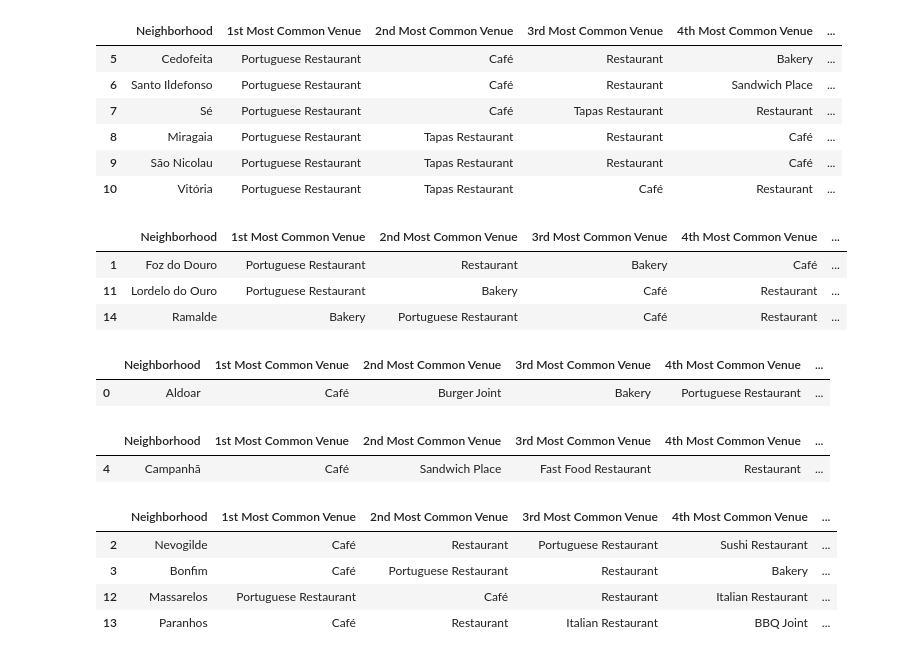
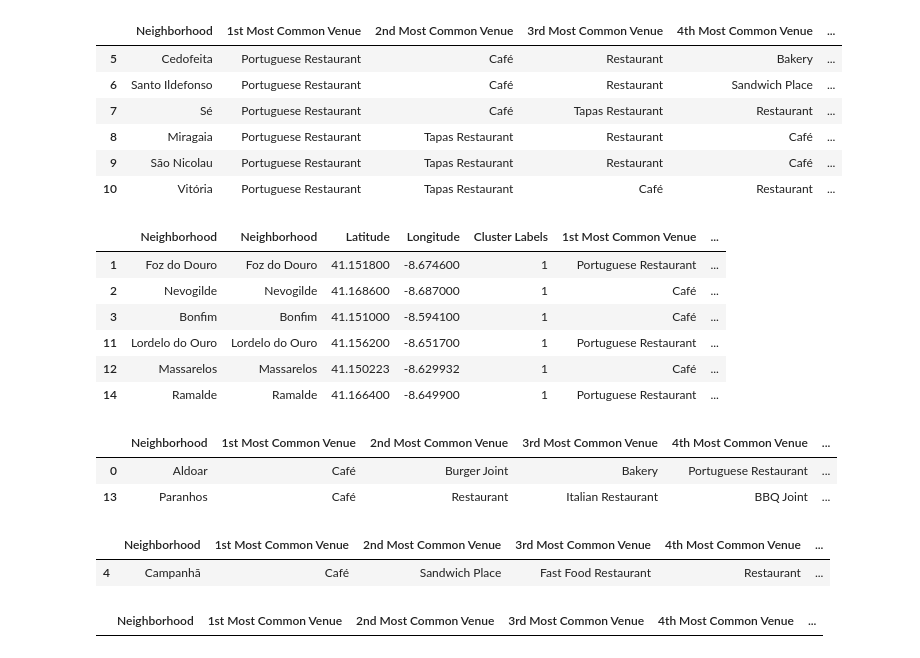
Before and after one commit to cfortes-ai/Best-mexican-place-in-porto-acording-to-AI, a Jupyter notebook: Porto Study.ipynb, the cells around one changed output. Saved outputs shown, nothing was run; the diff lists cells and outputs as text; code cells hidden in the pictures.

```diff
--- a/Porto Study.ipynb
+++ b/Porto Study.ipynb
@@ -367,7 +350,7 @@ neighborhoods_venues_sorted.head(15
 | 14 | Vitória | Portuguese Restaurant | Tapas Restaurant | Café | Restaurant | ... |
 # %%
 # set number of clusters
-kclusters = 5
+kclusters = 3
 
 porto_grouped_clustering = porto_grouped.drop('Neighborhood', 1)
 
@@ -432,17 +429,21 @@ porto_merged.loc[porto_merged['Cluster Labels'] == 0, porto_merged.columns[[1] +
 | 9 | São Nicolau | Portuguese Restaurant | Tapas Restaurant | Restaurant | Café | ... |
 | 10 | Vitória | Portuguese Restaurant | Tapas Restaurant | Café | Restaurant | ... |
 # %%
-porto_merged.loc[porto_merged['Cluster Labels'] == 1, porto_merged.columns[[1] + list(range(5, porto_merged.shape[1]))]]
+porto_merged.loc[porto_merged['Cluster Labels'] == 1, porto_merged.columns[[1] + list(range(1, porto_merged.shape[1]))]]
 # %% [output]
-|  | Neighborhood | 1st Most Common Venue | 2nd Most Common Venue | 3rd Most Common Venue | 4th Most Common Venue | ... |
-| 1 | Foz do Douro | Portuguese Restaurant | Restaurant | Bakery | Café | ... |
-| 11 | Lordelo do Ouro | Portuguese Restaurant | Bakery | Café | Restaurant | ... |
-| 14 | Ramalde | Bakery | Portuguese Restaurant | Café | Restaurant | ... |
+|  | Neighborhood | Neighborhood | Latitude | Longitude | Cluster Labels | 1st Most Common Venue | ... |
+| 1 | Foz do Douro | Foz do Douro | 41.151800 | -8.674600 | 1 | Portuguese Restaurant | ... |
+| 2 | Nevogilde | Nevogilde | 41.168600 | -8.687000 | 1 | Café | ... |
+| 3 | Bonfim | Bonfim | 41.151000 | -8.594100 | 1 | Café | ... |
+| 11 | Lordelo do Ouro | Lordelo do Ouro | 41.156200 | -8.651700 | 1 | Portuguese Restaurant | ... |
+| 12 | Massarelos | Massarelos | 41.150223 | -8.629932 | 1 | Café | ... |
+| 14 | Ramalde | Ramalde | 41.166400 | -8.649900 | 1 | Portuguese Restaurant | ... |
 # %%
 porto_merged.loc[porto_merged['Cluster Labels'] == 2, porto_merged.columns[[1] + list(range(5, porto_merged.shape[1]))]]
 # %% [output]
 |  | Neighborhood | 1st Most Common Venue | 2nd Most Common Venue | 3rd Most Common Venue | 4th Most Common Venue | ... |
 | 0 | Aldoar | Café | Burger Joint | Bakery | Portuguese Restaurant | ... |
+| 13 | Paranhos | Café | Restaurant | Italian Restaurant | BBQ Joint | ... |
 # %%
 porto_merged.loc[porto_merged['Cluster Labels'] == 3, porto_merged.columns[[1] + list(range(5, porto_merged.shape[1]))]]
 # %% [output]
@@ -452,7 +453,3 @@ porto_merged.loc[porto_merged['Cluster Labels'] == 3, porto_merged.columns[[1] +
 porto_merged.loc[porto_merged['Cluster Labels'] == 4, porto_merged.columns[[1] + list(range(5,  porto_merged.shape[1]))]]
 # %% [output]
 |  | Neighborhood | 1st Most Common Venue | 2nd Most Common Venue | 3rd Most Common Venue | 4th Most Common Venue | ... |
-| 2 | Nevogilde | Café | Restaurant | Portuguese Restaurant | Sushi Restaurant | ... |
-| 3 | Bonfim | Café | Portuguese Restaurant | Restaurant | Bakery | ... |
-| 12 | Massarelos | Portuguese Restaurant | Café | Restaurant | Italian Restaurant | ... |
-| 13 | Paranhos | Café | Restaurant | Italian Restaurant | BBQ Joint | ... |
```
Also changed, not shown: parts of 12 cells of this notebook.
